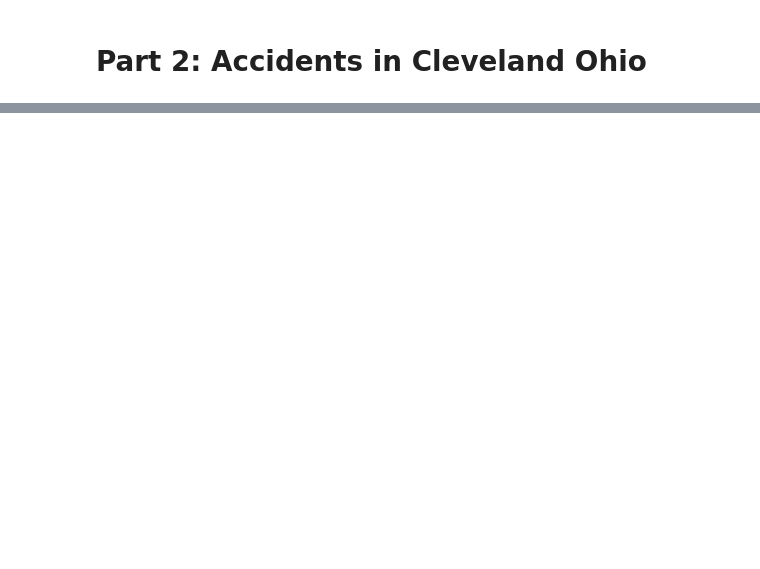
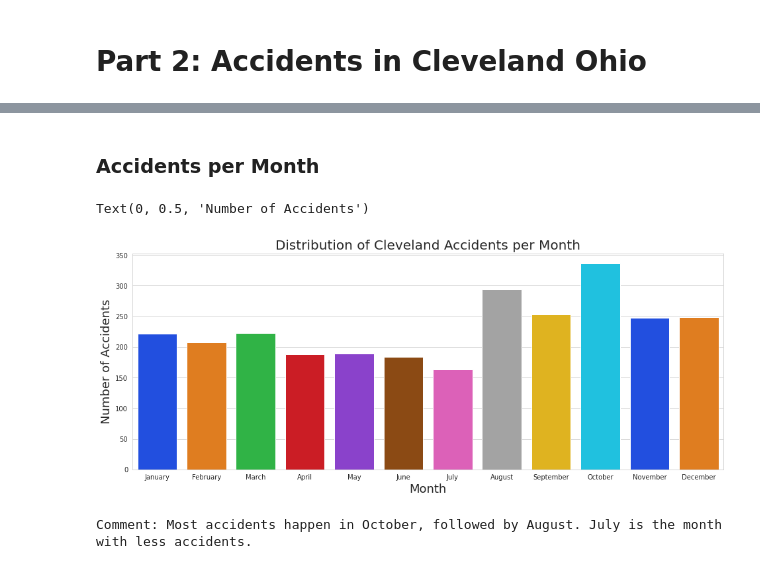
Before and after one commit to sekoukeita/Exploratory-Data-Analysis-and-Visualisation-on-US-Road-Accidents, a Jupyter notebook: Exploratory_Data_Analysis_of_Accidents_in_US_and_in_Cleveland_OHIO.ipynb, the cells around one changed output, grey strips where cells are left out. Saved outputs shown, nothing was run; the diff lists cells and outputs as text; code cells hidden in the pictures; blank space fills up the shorter version.

```diff
--- a/Exploratory_Data_Analysis_of_Accidents_in_US_and_in_Cleveland_OHIO.ipynb
+++ b/Exploratory_Data_Analysis_of_Accidents_in_US_and_in_Cleveland_OHIO.ipynb
@@ -267,0 +327,17 @@ The large majority of accidents has from the category 2 on a scale of 4 in term
+# %% [markdown]
+### Accidents per Month
+# %%
+plt.figure(figsize=(16,6))
+
+sns.countplot(data=df_accidents_cleveland,x='Month',palette='bright')
+plt.title('Distribution of Cleveland Accidents per Month', size= 20)
+plt.xlabel('Month', size=18)
+plt.xticks(ticks=[0,1,2,3,4,5,6,7,8,9,10,11],labels=['January','February','March','April','May','June','July','August','September','October','November','December'])
+plt.ylabel('Number of Accidents', size=18)
+# %% [output]
+Text(0, 0.5, 'Number of Accidents')
+[figure, added]
+# %%
+print('Comment: Most accidents happen in October, followed by August. July is the month with less accidents.')
+# %% [output]
+Comment: Most accidents happen in October, followed by August. July is the month with less accidents.
```
Also changed, not shown: parts of 32 cells of this notebook.
